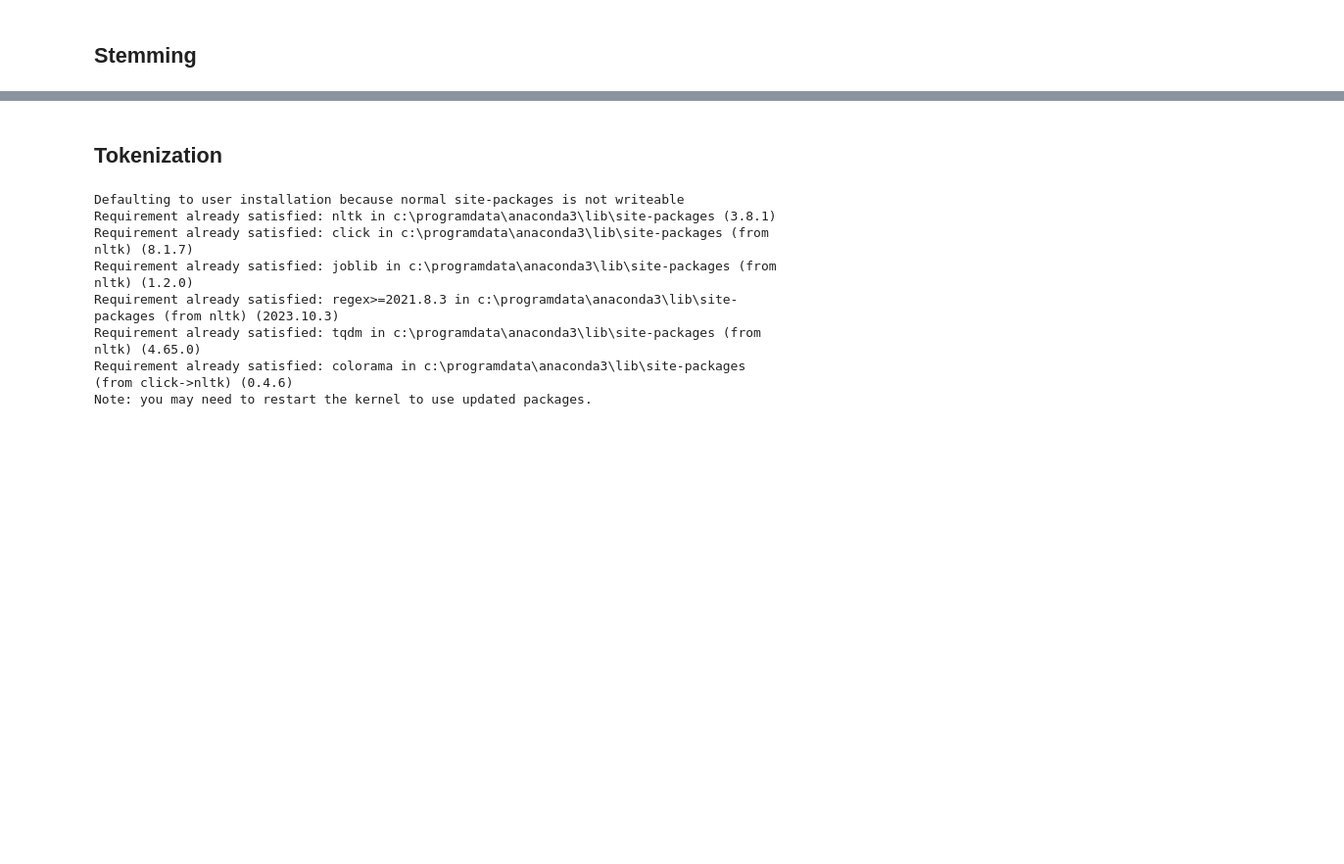
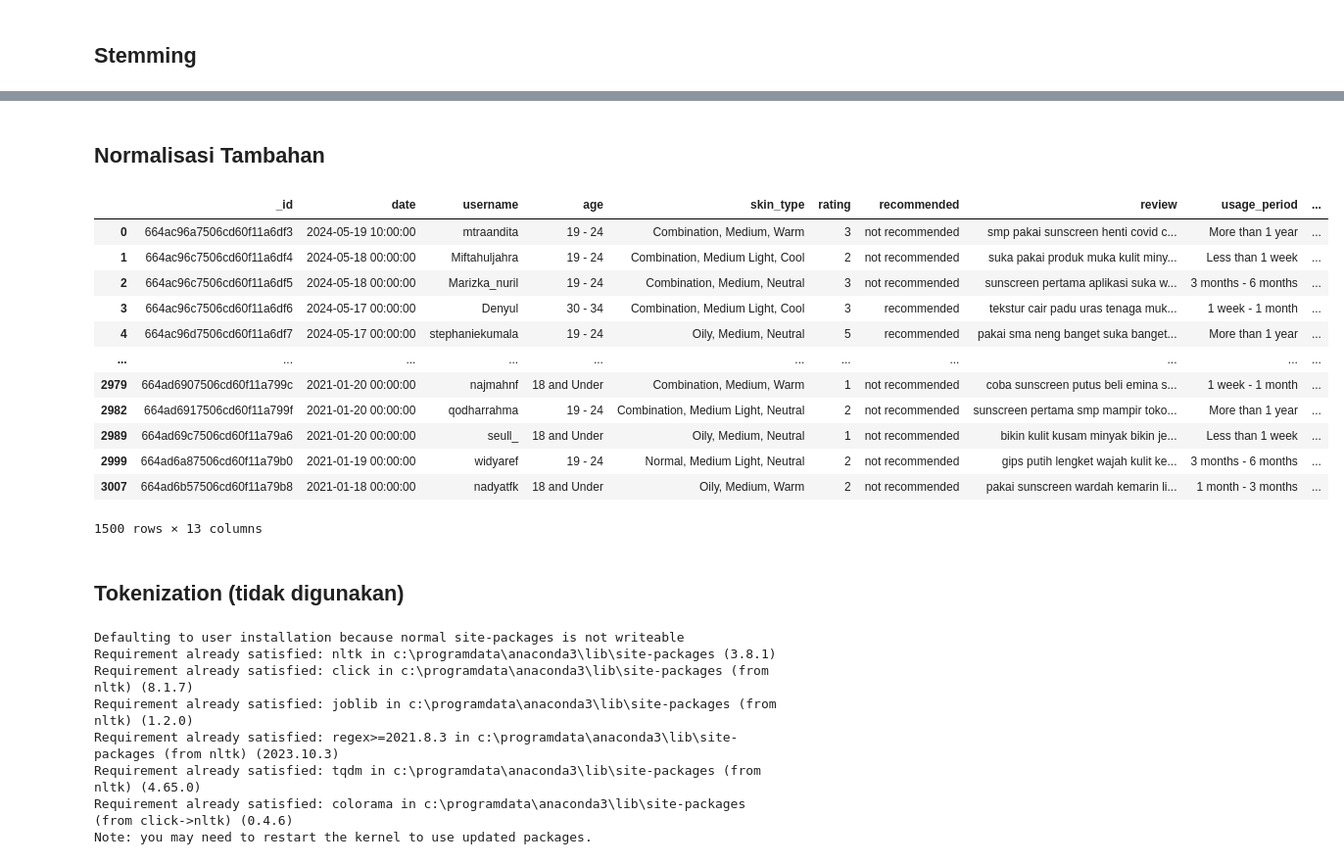
Before and after one commit to ayukrisn/notebook, a Jupyter notebook: bigdata.ipynb, the cells around one changed output, grey strips where cells are left out. Shown at 98% size. Saved outputs shown, nothing was run; the diff lists cells and outputs as text; code cells hidden in the pictures; blank space fills up the shorter version.

```diff
--- a/bigdata.ipynb
+++ b/bigdata.ipynb
@@ -863,6 +877,57 @@ Data 12458 updated succes
 14302 rows × 13 columns
+# %% [markdown]
+## Normalisasi Tambahan
+# %%
+import re
+import pandas as pd
+
+collection = db['final_preprocessed']
+
+all_data = list(collection.find())
+df_data = pd.DataFrame(all_data)
+df_data = df_data[df_data['label'].notna() & (df_data['label'] != '')]
+
+def replace_sunscreen_variations(text):
+    replacement_dict = {
+        'sun screen': 'sunscreen',
+        'ss': 'sunscreen',
+        'tabir surya': 'sunscreen',
+        'sunblock': 'sunscreen',
+        'sun block': 'sunscreen',
+        'make': 'pakai'
+    }
+
+    pattern = re.compile(r'\b(' + '|'.join(map(re.escape, replacement_dict.keys())) + r')\b', re.IGNORECASE)
+
+    return pattern.sub(lambda x: replacement_dict[x.group().lower()], text)
+
+df_data['review'] = df_data['review'].apply(replace_sunscreen_variations)
+
+for index, row in df_data.iterrows():
+    review_id = row['_id']
+    review_text = row['review']
+    collection.update_one(
+        {'_id': row['_id']},
+        {'$set': {'review': review_text}}
+    )
+
+df_data
+# %% [output]
+|  | _id | date | username | age | skin_type | rating | recommended | review | usage_period | ... |
+| 0 | 664ac96a7506cd60f11a6df3 | 2024-05-19 10:00:00 | mtraandita | 19 - 24 | Combination, Medium, Warm | 3 | not recommended | smp pakai sunscreen henti covid c... | More than 1 year | ... |
+| 1 | 664ac96c7506cd60f11a6df4 | 2024-05-18 00:00:00 | Miftahuljahra | 19 - 24 | Combination, Medium Light, Cool | 2 | not recommended | suka pakai produk muka kulit miny... | Less than 1 week | ... |
+| 2 | 664ac96c7506cd60f11a6df5 | 2024-05-18 00:00:00 | Marizka_nuril | 19 - 24 | Combination, Medium, Neutral | 3 | not recommended | sunscreen pertama aplikasi suka w... | 3 months - 6 months | ... |
+| 3 | 664ac96c7506cd60f11a6df6 | 2024-05-17 00:00:00 | Denyul | 30 - 34 | Combination, Medium Light, Cool | 3 | recommended | tekstur cair padu uras tenaga muk... | 1 week - 1 month | ... |
+| 4 | 664ac96d7506cd60f11a6df7 | 2024-05-17 00:00:00 | stephaniekumala | 19 - 24 | Oily, Medium, Neutral | 5 | recommended | pakai sma neng banget suka banget... | More than 1 year | ... |
+| ... | ... | ... | ... | ... | ... | ... | ... | ... | ... | ... |
+| 2979 | 664ad6907506cd60f11a799c | 2021-01-20 00:00:00 | najmahnf | 18 and Under | Combination, Medium, Warm | 1 | not recommended | coba sunscreen putus beli emina s... | 1 week - 1 month | ... |
+| 2982 | 664ad6917506cd60f11a799f | 2021-01-20 00:00:00 | qodharrahma | 19 - 24 | Combination, Medium Light, Neutral | 2 | not recommended | sunscreen pertama smp mampir toko... | More than 1 year | ... |
+| 2989 | 664ad69c7506cd60f11a79a6 | 2021-01-20 00:00:00 | seull_ | 18 and Under | Oily, Medium, Neutral | 1 | not recommended | bikin kulit kusam minyak bikin je... | Less than 1 week | ... |
+| 2999 | 664ad6a87506cd60f11a79b0 | 2021-01-19 00:00:00 | widyaref | 19 - 24 | Normal, Medium Light, Neutral | 2 | not recommended | gips putih lengket wajah kulit ke... | 3 months - 6 months | ... |
+| 3007 | 664ad6b57506cd60f11a79b8 | 2021-01-18 00:00:00 | nadyatfk | 18 and Under | Oily, Medium, Warm | 2 | not recommended | pakai sunscreen wardah kemarin li... | 1 month - 3 months | ... |
+1500 rows × 13 columns
 # %% [markdown]
-## Tokenization
+## Tokenization (tidak digunakan)
 # %%
 %pip install nltk
 # %% [output]
```
Also changed, not shown: parts of 13 cells of this notebook, 1 other file.
